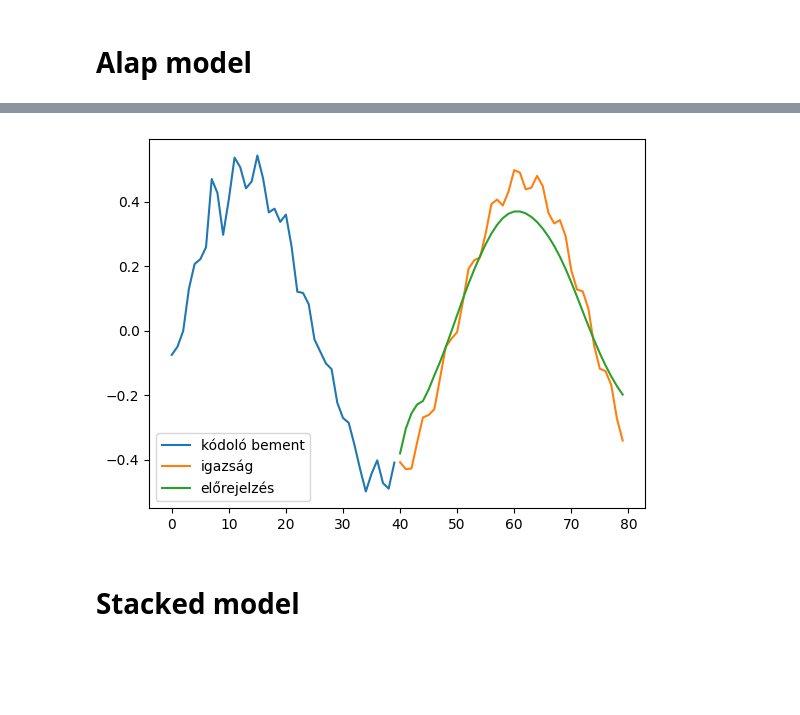
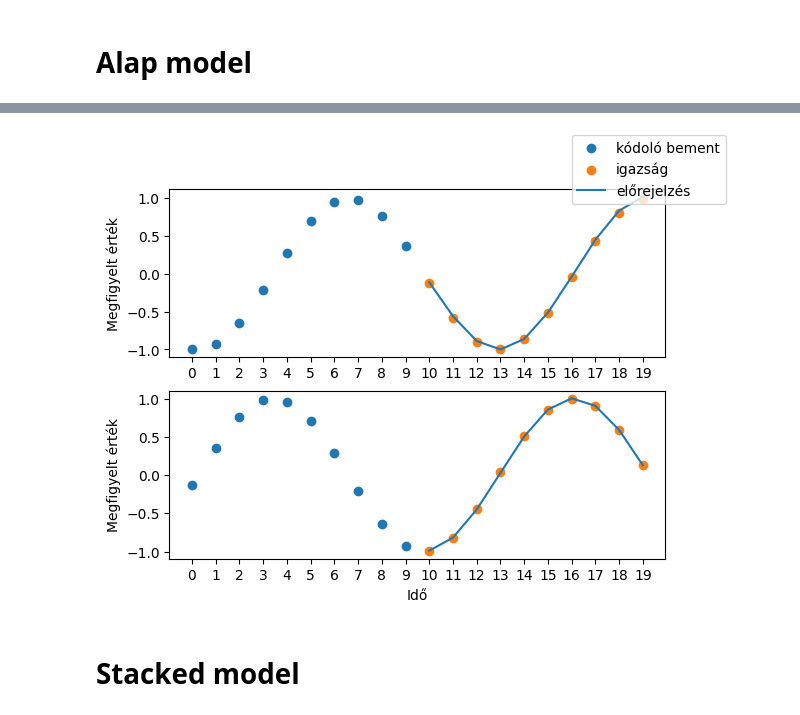
Before and after one commit to sajozsattila/blog, a Jupyter notebook: seq2seq/seq2seq_tf.ipynb, the cells around one changed output, grey strips where cells are left out. Cells and saved outputs as stored; diff of their text form; code cells hidden in the pictures; blank space fills up the shorter version.

```diff
--- a/seq2seq/seq2seq_tf.ipynb
+++ b/seq2seq/seq2seq_tf.ipynb
@@ -6,18 +6,18 @@ version = '5.5.0'
 # from https://github.com/guillaume-chevalier/seq2seq-signal-prediction
 import local_datasets
 
-exercice_number = 3
+exercice_number = 1
 print('exercice {}\n=================='.format(exercice_number))
 
 data_inputs, expected_outputs = local_datasets.generate_data(
     # See: https://github.com/guillaume-chevalier/seq2seq-signal-prediction/blob/master/datasets.py
     exercice_number=exercice_number,
-    n_samples=125000,
-    window_size_past=40,
-    window_size_future=40
-    # n_samples=None,
-    # window_size_past=None,
-    # window_size_future=None
+    # n_samples=125000,
+    # window_size_past=40,
+    # window_size_future=40
+    n_samples=None,
+    window_size_past=None,
+    window_size_future=None
 )
 
 print('data_inputs shape: {} => (n_samples, window_size_past, input_dim)'.format(data_inputs.shape))
@@ -129,7 +159,6 @@ def seq2seq_model(
 # %%
 def seq2seq_stacked_model(hidden_size: int, dropout: float, lr: float, delta: float = 1.35, grad_clip: float = 1.0, logging=False):
     input_train = tf.keras.layers.Input(shape=(input_sequence_length, no_vars_input))
-    output_train = tf.keras.layers.Input(shape=(prediction_length, no_vars_output))
 
     rnn_cells_encoder = [tf.keras.layers.GRUCell(int(hidden_size), dropout=dropout, activation='elu') for _ in range(3)]
     stacked_gru_encoder = tf.keras.layers.StackedRNNCells(rnn_cells_encoder)
@@ -139,7 +168,7 @@ def seq2seq_stacked_model(hidden_size: int, dropout: float, lr: float, delta: fl
         return_state=True
     )(input_train)
 
-    decoder = tf.keras.layers.RepeatVector(output_train.shape[1])(last_encoder_outputs)
+    decoder = tf.keras.layers.RepeatVector(prediction_length)(last_encoder_outputs)
     rnn_cells_decoder = [tf.keras.layers.GRUCell(int(hidden_size), dropout=dropout, activation='elu') for _ in range(3)]
     stacked_gru_decoder = tf.keras.layers.StackedRNNCells(rnn_cells_decoder)
     decoder = tf.keras.layers.RNN(
@@ -148,7 +177,7 @@ def seq2seq_stacked_model(hidden_size: int, dropout: float, lr: float, delta: fl
         return_sequences=True
     )(decoder, initial_state=state_h)
 
-    out = tf.keras.layers.TimeDistributed(tf.keras.layers.Dense(output_train.shape[2]))(decoder)
+    out = tf.keras.layers.TimeDistributed(tf.keras.layers.Dense(no_vars_output))(decoder)
 
     seq2seq = tf.keras.Model(inputs=input_train, outputs=out)
     opt = tf.keras.optimizers.Adam(learning_rate=lr, clipnorm=grad_clip)
@@ -237,8 +317,15 @@ class HyperparamOpt:
         self.models = []
 
     def hyperparameter_tuning(self, space: dict) -> dict:
-        if self.model_type == 'bahdanau':
-            seq2seq = seq2seq_attention_model(
+        if self.model_type == 'bahdanau_lstm':
+            seq2seq = seq2seq_attention_model_lstm(
+                hidden_size=space["hidden_size"],
+                dropout=space["dropout"],
+                lr=space["lr"],
+                attention_type='Bahdanau'
+            )
+        if self.model_type == 'bahdanau_gru':
+            seq2seq = seq2seq_attention_model_gru(
                 hidden_size=space["hidden_size"],
                 dropout=space["dropout"],
                 lr=space["lr"],
@@ -250,8 +337,15 @@ class HyperparamOpt:
                 dropout=space["dropout"],
                 lr=space["lr"]
             )
-        elif self.model_type == 'loung':
-            seq2seq = seq2seq_attention_model(
+        elif self.model_type == 'loung_lstm':
+            seq2seq = seq2seq_attention_model_lstm(
+                hidden_size=space["hidden_size"],
+                dropout=space["dropout"],
+                lr=space["lr"],
+                attention_type='Loung'
+            )
+        elif self.model_type == 'loung_gru':
+            seq2seq = seq2seq_attention_model_gru(
                 hidden_size=space["hidden_size"],
                 dropout=space["dropout"],
                 lr=space["lr"],
@@ -319,7 +413,7 @@ opt_model = HyperparamOpt(
 )
 
 # predict with the optimized model
-opt_model.train(X_train, y_train, X_val, y_val, X_test, y_test, max_eval=30, model_type='valami')
+opt_model.train(X_train, y_train, X_val, y_val, X_test, y_test, max_eval=2, model_type='valami')
 
 print(opt_model.best_args)
 # %% [output]
@@ -372,6 +459,4 @@ plt.show()
 y_hat = seq2seq.predict(X_test)
 
 plot_serial(0, X_test, y_test, y_hat)
-plt.legend()
-plt.show()
 # %% [output]
@@ -379,4 +465,4 @@ plt.show()
-[figure, old version]
+[figure, new version]
 # %% [markdown]
 # Stacked model
 # %%
```
Also changed, not shown: parts of 27 cells of this notebook.
